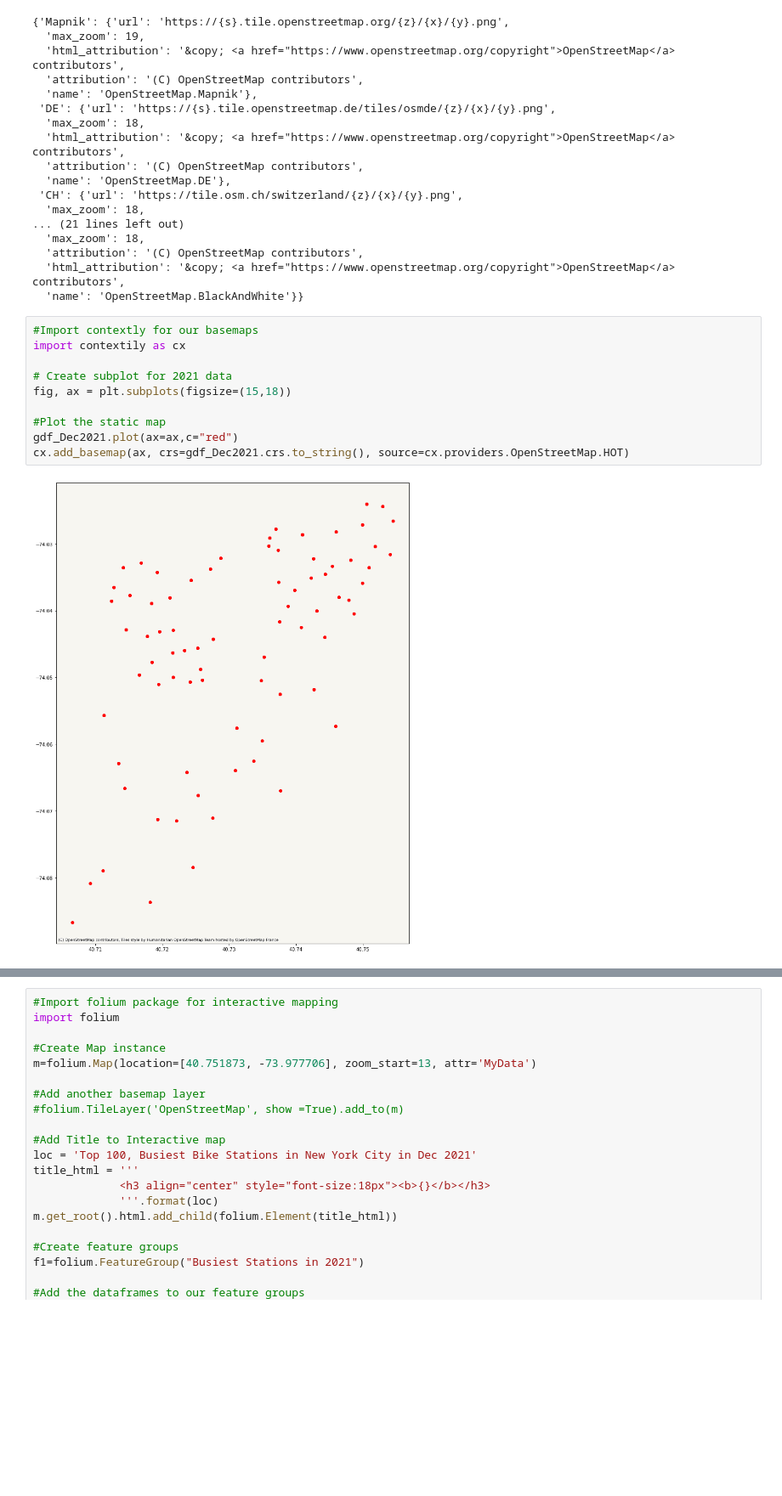
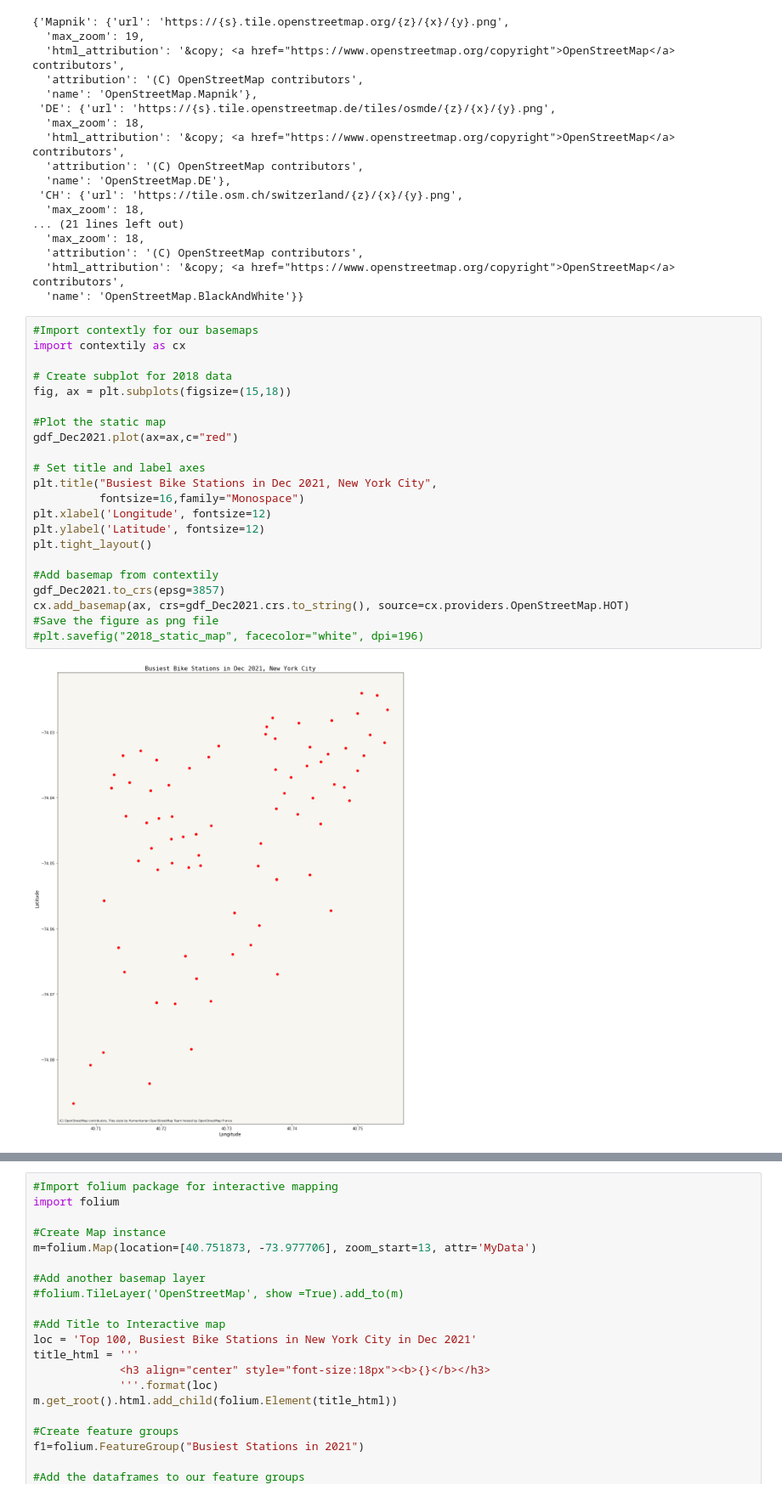
Before and after one commit to tokoth/Bike-mapping, a Jupyter notebook: notebooks/Dec_2021_citi_bike_EDA.ipynb, the cells around one changed output, grey strips where cells are left out. Shown at 85% size. Saved outputs shown, nothing was run; the diff lists cells and outputs as text; blank space fills up the shorter version.

```diff
--- a/notebooks/Dec_2021_citi_bike_EDA.ipynb
+++ b/notebooks/Dec_2021_citi_bike_EDA.ipynb
@@ -207,16 +182,28 @@ cx.providers.OpenStreetMap
   'attribution': '(C) OpenStreetMap contributors',
   'html_attribution': '&copy; <a href="https://www.openstreetmap.org/copyright">OpenStreetMap</a> contributors',
   'name': 'OpenStreetMap.BlackAndWhite'}}
-# %%
-#Import contextly for our basemaps
-import contextily as cx
-
-# Create subplot for 2021 data
-fig, ax = plt.subplots(figsize=(15,18))
-
-#Plot the static map
-gdf_Dec2021.plot(ax=ax,c="red")
-cx.add_basemap(ax, crs=gdf_Dec2021.crs.to_string(), source=cx.providers.OpenStreetMap.HOT)
-# %% [output]
-[figure, removed]
+# %%
+#Import contextly for our basemaps
+import contextily as cx
+
+# Create subplot for 2018 data
+fig, ax = plt.subplots(figsize=(15,18))
+
+#Plot the static map
+gdf_Dec2021.plot(ax=ax,c="red")
+
+# Set title and label axes
+plt.title("Busiest Bike Stations in Dec 2021, New York City",
+          fontsize=16,family="Monospace")
+plt.xlabel('Longitude', fontsize=12)
+plt.ylabel('Latitude', fontsize=12)
+plt.tight_layout()
+
+#Add basemap from contextily
+gdf_Dec2021.to_crs(epsg=3857)
+cx.add_basemap(ax, crs=gdf_Dec2021.crs.to_string(), source=cx.providers.OpenStreetMap.HOT)
+#Save the figure as png file
+#plt.savefig("2018_static_map", facecolor="white", dpi=196)
+# %% [output]
+[figure, added]
 # %% [markdown]
```
Also changed, not shown: parts of 4 cells of this notebook.
